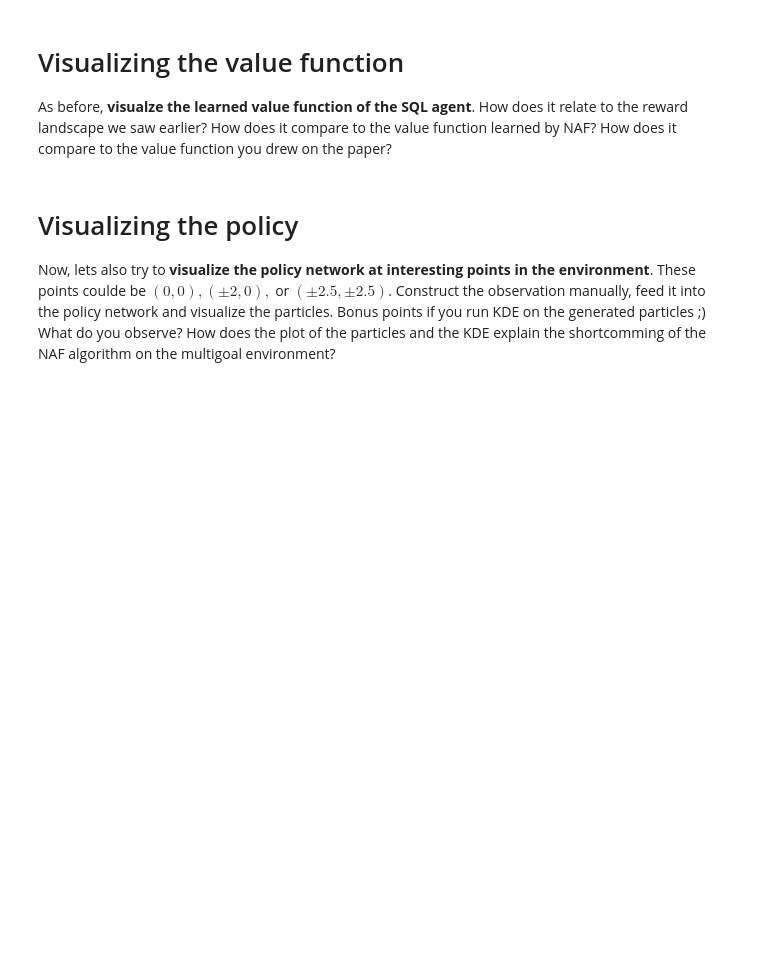
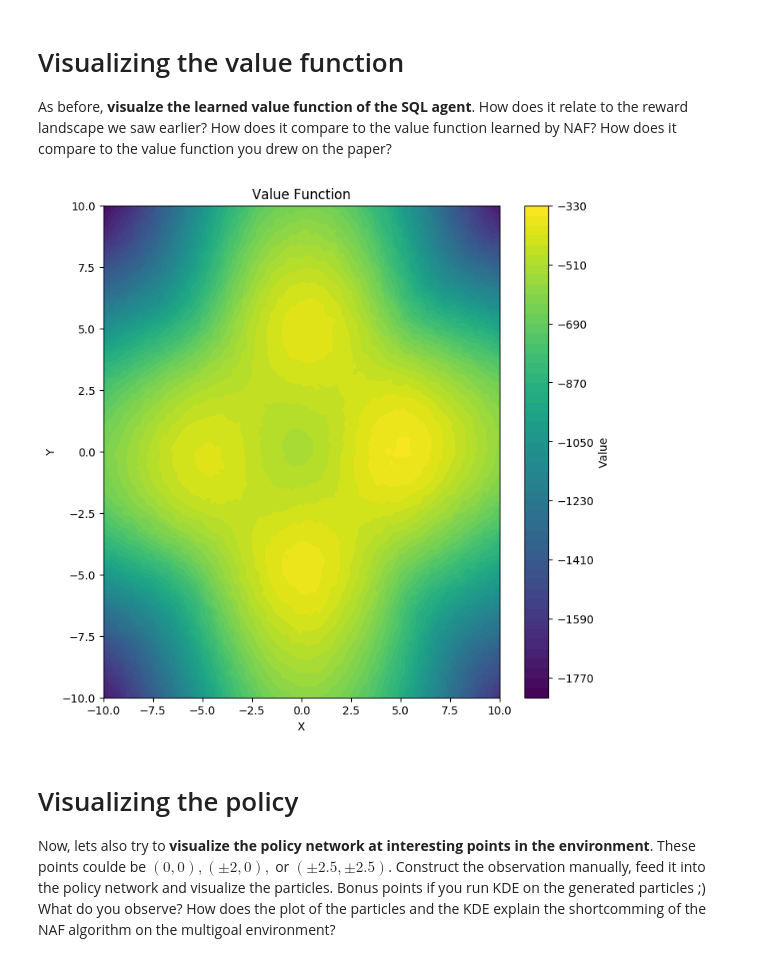
Before and after one commit to bluelancer/WASPRL2022Lab2, a Jupyter notebook: Lab.ipynb, the cells around one changed output. Cells and saved outputs as stored; diff of their text form; code cells hidden in the pictures; blank space fills up the shorter version.

```diff
--- a/Lab.ipynb
+++ b/Lab.ipynb
@@ -754,7 +799,37 @@ sql_agent = sql_algo(multigoal_env, reward_scale=1, n_particles=100)
 # Visualizing the value function
 As before, **visualze the learned value function of the SQL agent**. How does it relate to the reward landscape we saw earlier? How does it compare to the value function learned by NAF? How does it compare to the value function you drew on the paper?
 # %%
-# YOUR CODE HERE
+# Create a grid of (x, y) coordinates at which to evaluate the value function
+x = np.linspace(multigoal_env.xlim[0], multigoal_env.xlim[1], 100)
+y = np.linspace(multigoal_env.ylim[0], multigoal_env.ylim[1], 100)
+X, Y = np.meshgrid(x, y)
+
+# For each (x, y) pair, evaluate the value function with the NAF network
+Z = np.zeros((100, 100))
+for i in range(100):
+    for j in range(100):
+        state = torch.tensor([X[i, j], Y[i, j]], dtype=torch.float32).to(DEVICE)
+        proposal_actions = torch.tensor(
+                    np.random.uniform(
+                        -1,
+                        1,
+                        size=(100, sql_agent.n_actions)
+                    )
+                ).to(torch.float32).to(DEVICE)
+        q_soft = sql_agent.target_q_net.forward(torch.cat((torch.kron(state, torch.ones(100,1)), proposal_actions),dim=1))
+        q_soft += torch.log(torch.tensor([2]).to(DEVICE)) * sql_agent.n_actions
+        Z[i, j] = torch.mean(q_soft).item()
+
+# Plot the value function as a contour plot
+plt.figure(figsize=(8, 8))
+plt.contourf(X, Y, Z, levels=50, cmap='viridis')
+plt.colorbar(label='Value')
+plt.title('Value Function')
+plt.xlabel('X')
+plt.ylabel('Y')
+plt.show()
+# %% [output]
+[figure, added]
 # %% [markdown]
 # Visualizing the policy
 Now, lets also try to **visualize the policy network at interesting points in the environment**. These points coulde be $(0, 0), (\pm 2, 0),$ or $(\pm2.5, \pm2.5)$. Construct the observation manually, feed it into the policy network and visualize the particles. Bonus points if you run KDE on the generated particles ;)
```
Also changed, not shown: parts of 7 cells of this notebook.
